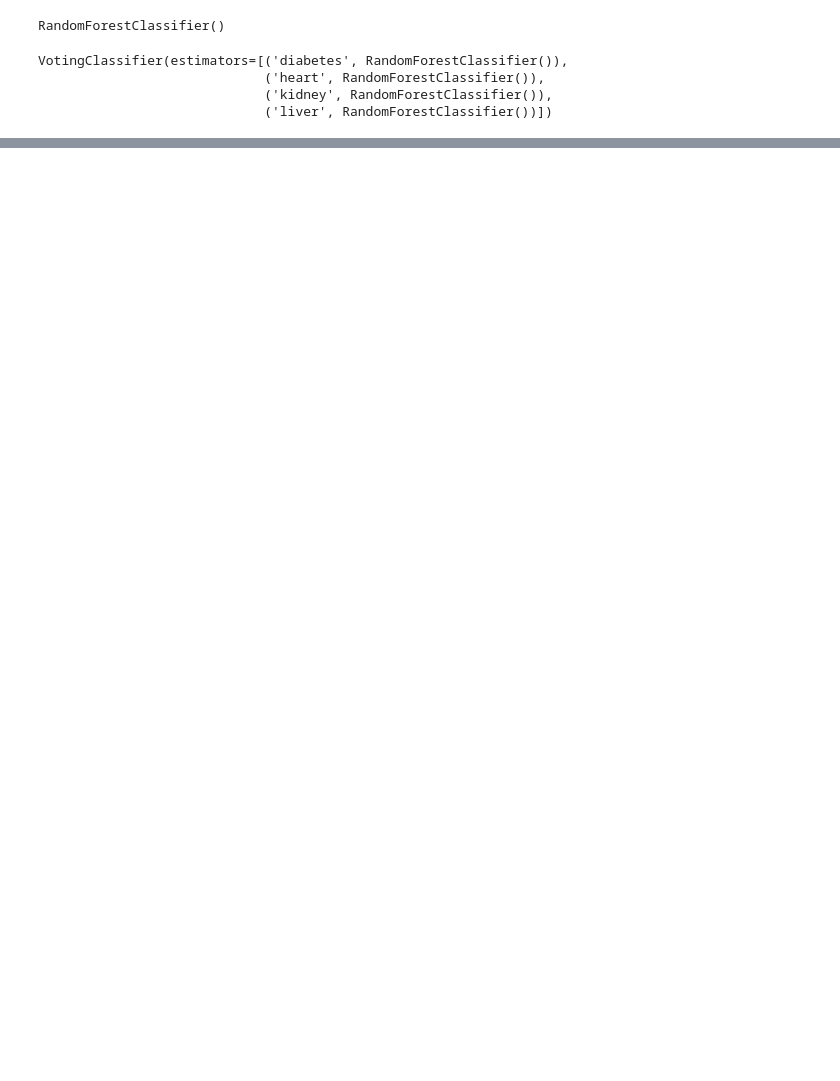
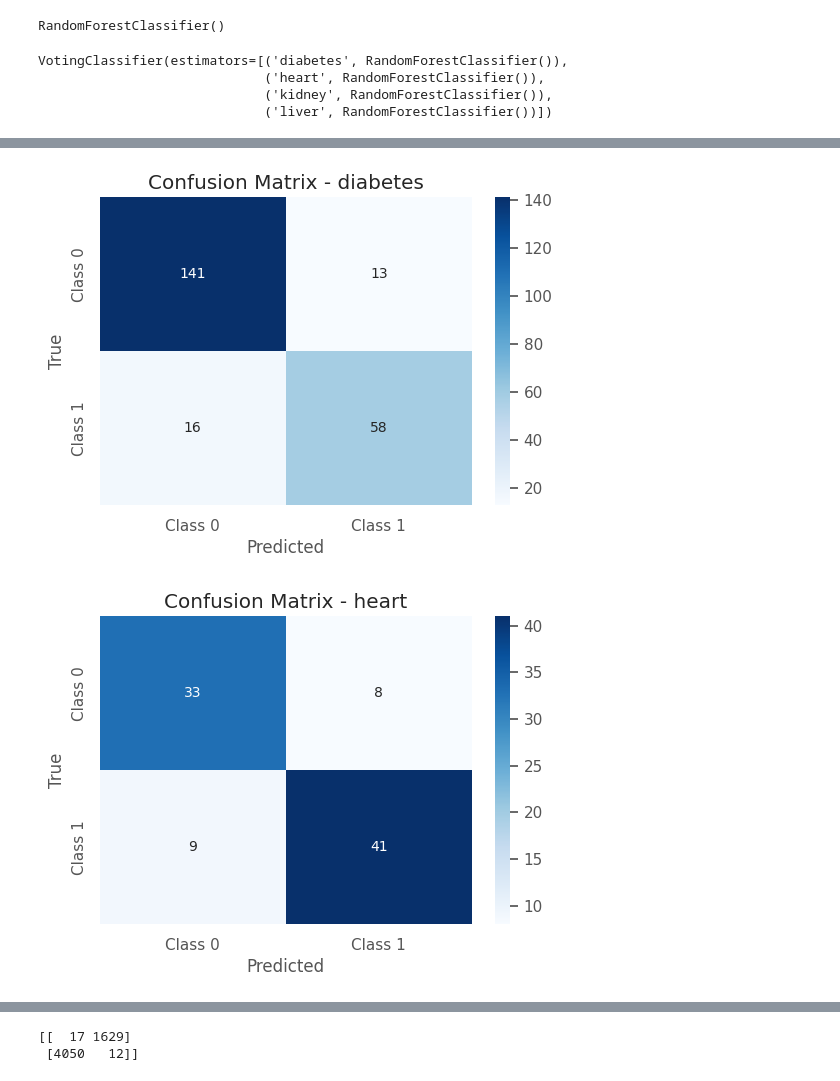
Before and after one commit to Mezutls/Disease-Prediction, a Jupyter notebook: model.ipynb, the cells around one changed output, grey strips where cells are left out. Cells and saved outputs as stored; diff of their text form; code cells hidden in the pictures; blank space fills up the shorter version.

Commit message:
Calculate metrics and plot confusion matrices for individual diseases.

```diff
--- a/model.ipynb
+++ b/model.ipynb
@@ -233,8 +233,10 @@ new_data_l.head(10)
+# %%
+new_data_l = fix_liver_labels(new_data_l.copy())
 # %%
 # Split the data into training and testing sets
-X_diabetes, X_test_diabetes, y_diabetes, y_test_diabetes = train_test_split(new_data_d.drop('Outcome', axis=1), new_data_d['Outcome'], test_size=0.2, random_state=42)
-X_heart, X_test_heart, y_heart, y_test_heart = train_test_split(new_data_h.drop('target', axis=1), new_data_h['target'], test_size=0.2, random_state=42)
-X_kidney, X_test_kidney, y_kidney, y_test_kidney = train_test_split(new_data_k.drop('class', axis=1), new_data_k['class'], test_size=0.2, random_state=42)
+X_diabetes, X_test_diabetes, y_diabetes, y_test_diabetes = train_test_split(new_data_d.drop('Outcome', axis=1), new_data_d['Outcome'], test_size=0.3, random_state=42)
+X_heart, X_test_heart, y_heart, y_test_heart = train_test_split(new_data_h.drop('target', axis=1), new_data_h['target'], test_size=0.3, random_state=42)
+X_kidney, X_test_kidney, y_kidney, y_test_kidney = train_test_split(new_data_k.drop('class', axis=1), new_data_k['class'], test_size=0.3, random_state=42)
 X_liver, X_test_liver, y_liver, y_test_liver = train_test_split(new_data_l.drop('Result', axis=1), new_data_l['Result'], test_size=0.2, random_state=42)
 # %%
 # Create the individual models
@@ -269,0 +276,6 @@ Accuracy: 0.9949194113524877
+# %%
+# Make predictions on the test sets (assumes you've split each dataset into X_test_* and y_test_*)
+y_pred_diabetes = diabetes_model.predict(X_test_diabetes)
+y_pred_heart = heart_model.predict(X_test_heart)
+y_pred_kidney = kidney_model.predict(X_test_kidney)
+y_pred_liver = liver_model.predict(X_test_liver)
@@ -269,0 +327,23 @@ Accuracy: 0.9949194113524877
+# %%
+def plot_confusion_matrix(y_true, y_pred, disease_name):
+    """Plots the confusion matrix for a specific disease."""
+
+    cm = confusion_matrix(y_true, y_pred)
+    plt.figure(figsize=(6, 4))  # Adjust figure size as needed
+    sns.heatmap(cm, annot=True, cmap='Blues', fmt='g',
+            xticklabels=['Class 0', 'Class 1'],
+            yticklabels=['Class 0', 'Class 1'])
+    plt.title(f'Confusion Matrix - {disease_name}')
+    tick_marks = np.arange(2)  # Assuming binary classification (0 and 1)
+    plt.xlabel('Predicted')
+    plt.ylabel('True')
+    plt.show()
+# %%
+# Plot confusion matrices for each disease:
+plot_confusion_matrix(y_test_diabetes, y_pred_diabetes, 'diabetes')
+plot_confusion_matrix(y_test_heart, y_pred_heart, 'heart')
+plot_confusion_matrix(y_test_kidney, y_pred_kidney, 'kidney')
+plot_confusion_matrix(y_test_liver, y_pred_liver, 'liver')
+# %% [output]
+[figure, added]
+[figure, added]
@@ -270,3 +361,17 @@ Accuracy: 0.9949194113524877
+# %%
+
+# Generate predictions on the combined test sets
+y_pred = ensemble_model.predict(np.concatenate((X_test_diabetes, X_test_heart, X_test_kidney, X_test_liver), axis=0))
+
+# Convert targets into consistent 0/1 representation
+y_true = convert_targets(np.concatenate((y_test_diabetes, y_test_heart, y_test_kidney, y_test_liver), axis=0))
+
+# Calculate the confusion matrix
+cm = confusion_matrix(y_true, y_pred)
+print(cm)
+# %% [output]
+[[  17 1629]
+ [4050   12]]
 # %%
 import pickle
 
```
Also changed, not shown: parts of 11 cells of this notebook.
